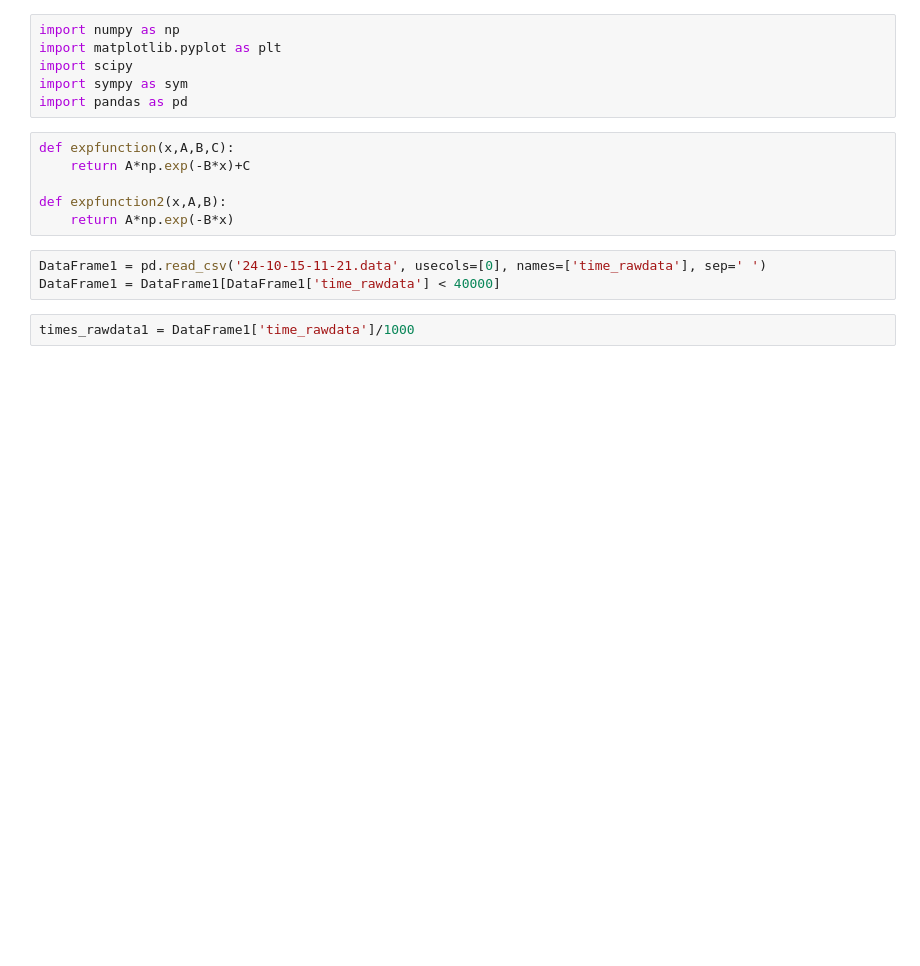
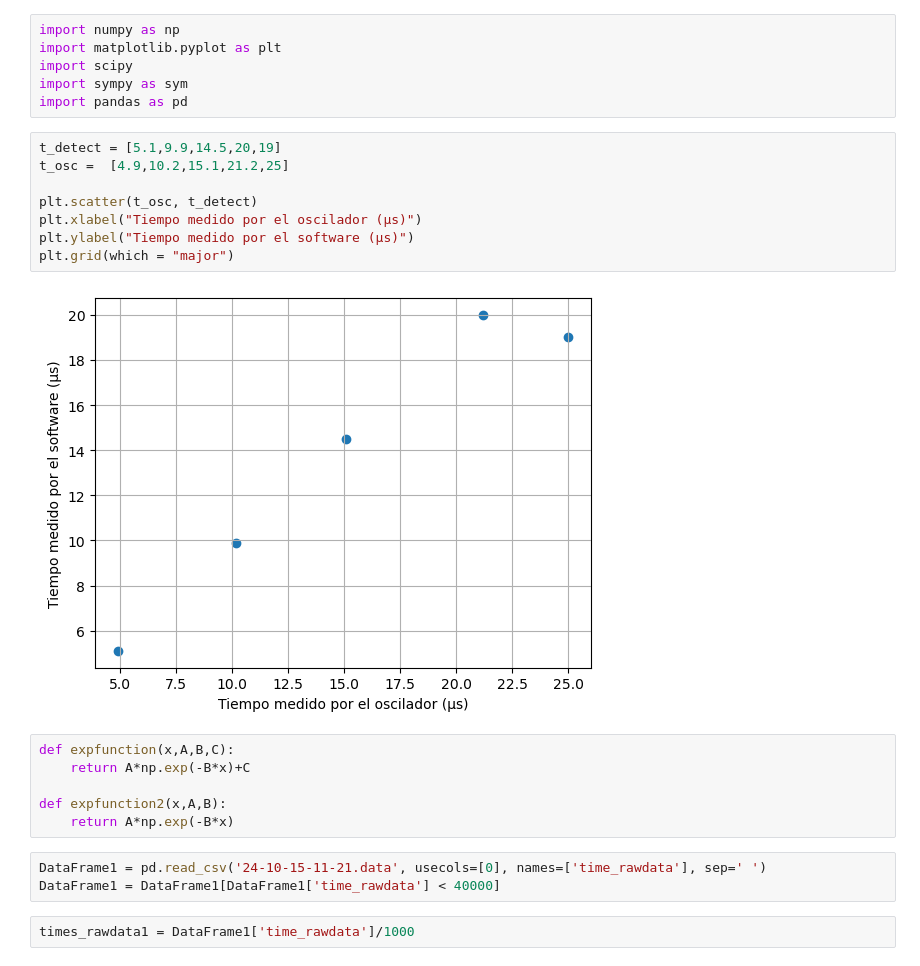
Before and after one commit to QuantumPower4/LabIntermedio2024-2, a Jupyter notebook: Muones/Muones_data.ipynb, the cells around one changed output. Drawn from its saved outputs; the diff is of its cells as text; blank space fills up the shorter version.

```diff
--- a/Muones/Muones_data.ipynb
+++ b/Muones/Muones_data.ipynb
@@ -4,6 +4,16 @@ import matplotlib.pyplot as plt
 import scipy
 import sympy as sym
 import pandas as pd
+# %%
+t_detect = [5.1,9.9,14.5,20,19]
+t_osc =  [4.9,10.2,15.1,21.2,25]
+
+plt.scatter(t_osc, t_detect)
+plt.xlabel("Tiempo medido por el oscilador (μs)")
+plt.ylabel("Tiempo medido por el software (μs)")
+plt.grid(which = "major")
+# %% [output]
+[figure, added]
 # %%
 def expfunction(x,A,B,C):
     return A*np.exp(-B*x)+C
```
Also changed, not shown: parts of 16 cells of this notebook, 8 other files.
